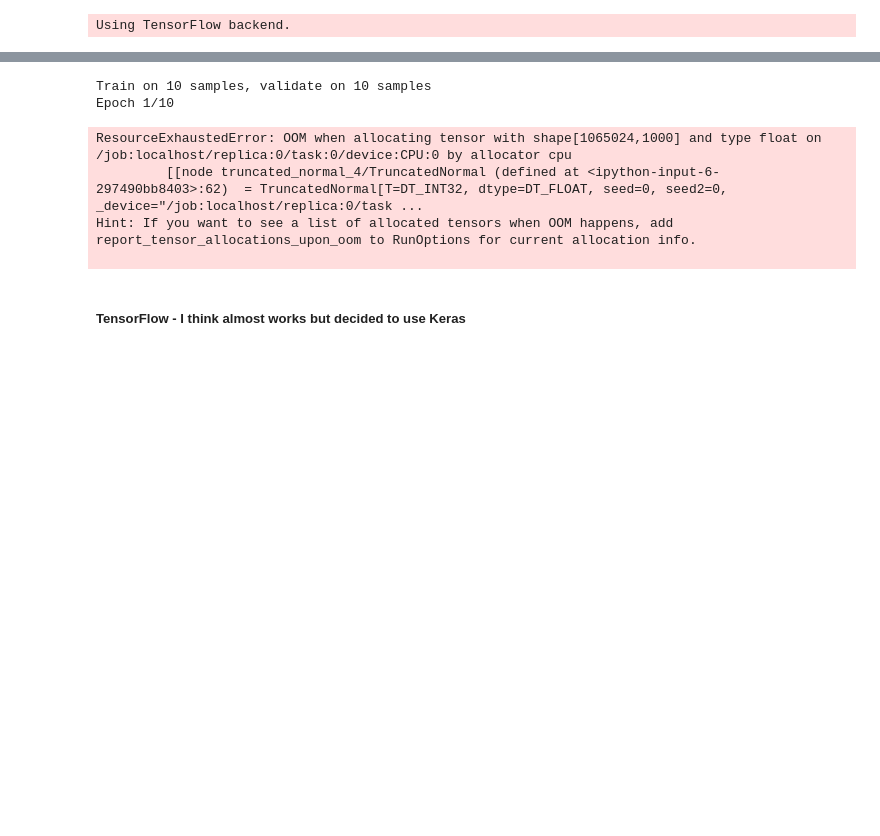
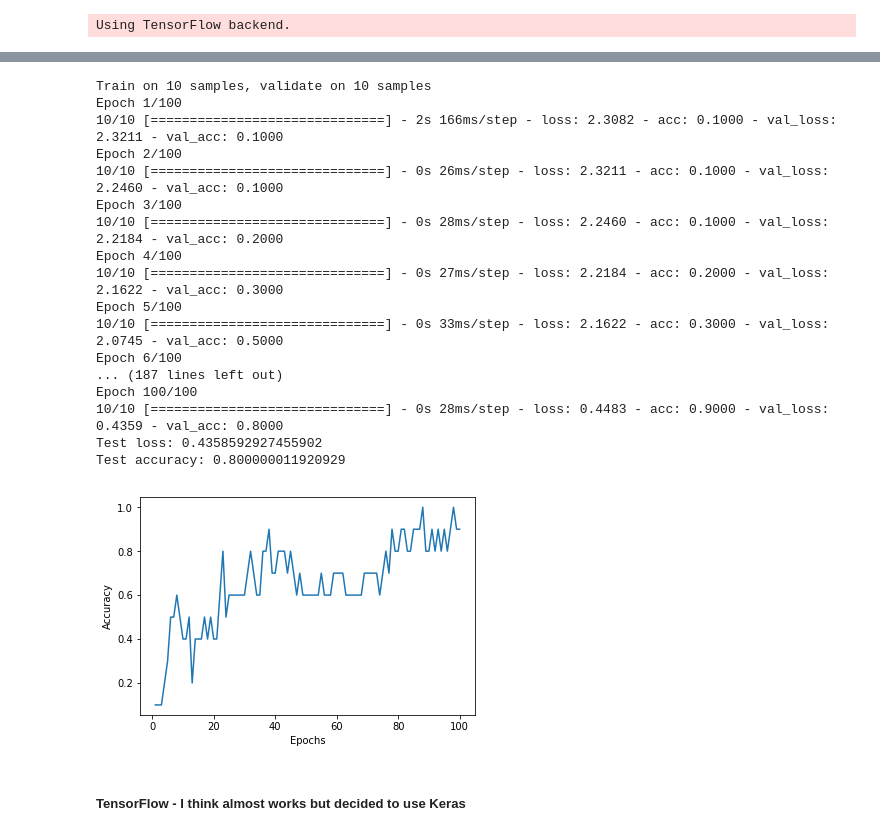
Before and after one commit to miketp333/mids_capstone, a Jupyter notebook: models/cnn.ipynb, the cells around one changed output, grey strips where cells are left out. Drawn from its saved outputs; the diff is of its cells as text; code cells hidden in the pictures; blank space fills up the shorter version.

```diff
--- a/models/cnn.ipynb
+++ b/models/cnn.ipynb
@@ -135,9 +175,9 @@ import matplotlib.pylab as plt
 # %% [output]
 Using TensorFlow backend.
 # %%
-batch_size = 1  # Increase this to 10 once it starts working
+batch_size = 10  # Increase this to 10 once it starts working
 num_classes = 10  # Hard code this for now, since I have 10 unique prompts in the example data
-epochs = 10
+epochs = 100  # This needs to be high until we figure out a way to generate more training examples
 
 # We will use the train data for testing for now
 x_train = np.array(images)
@@ -147,9 +187,9 @@ y_train = np.array(prompts)
 img_x, img_y = maxwidth, maxwidth
 # %%
 # reshape the data into a 4D tensor - (sample_number, x_img_size, y_img_size, num_channels)
-# because the MNIST is greyscale, we only have a single channel - RGB colour images would have 3
-x_train = x_train.reshape(len(prompts), img_x, img_y, 3)
-input_shape = (img_x, img_y, 3)
+# because it is in greyscale, we only have a single channel - RGB colour images would have 3
+x_train = x_train.reshape(len(prompts), img_x, img_y, 1)
+input_shape = (img_x, img_y, 1)
 # %%
 # convert the data to the right type
 x_train = x_train.astype('float32')
@@ -190,24 +230,36 @@ history = AccuracyHistory()
 # %%
 model.fit(x_train, y_train,
           batch_size=batch_size,
           epochs=epochs,
           verbose=1,
           validation_data=(x_train, y_train),
           callbacks=[history])
 score = model.evaluate(x_train, y_train, verbose=0)
 print('Test loss:', score[0])
 print('Test accuracy:', score[1])
-plt.plot(range(1, 11), history.acc)
+plt.plot(range(1, epochs + 1), history.acc)
 plt.xlabel('Epochs')
 plt.ylabel('Accuracy')
 plt.show()
 # %% [output]
 Train on 10 samples, validate on 10 samples
-Epoch 1/10
+Epoch 1/100
+10/10 [==============================] - 2s 166ms/step - loss: 2.3082 - acc: 0.1000 - val_loss: 2.3211 - val_acc: 0.1000
+Epoch 2/100
+10/10 [==============================] - 0s 26ms/step - loss: 2.3211 - acc: 0.1000 - val_loss: 2.2460 - val_acc: 0.1000
+Epoch 3/100
+10/10 [==============================] - 0s 28ms/step - loss: 2.2460 - acc: 0.1000 - val_loss: 2.2184 - val_acc: 0.2000
+Epoch 4/100
+10/10 [==============================] - 0s 27ms/step - loss: 2.2184 - acc: 0.2000 - val_loss: 2.1622 - val_acc: 0.3000
+Epoch 5/100
+10/10 [==============================] - 0s 33ms/step - loss: 2.1622 - acc: 0.3000 - val_loss: 2.0745 - val_acc: 0.5000
+Epoch 6/100
+... (187 lines left out)
+Epoch 100/100
+10/10 [==============================] - 0s 28ms/step - loss: 0.4483 - acc: 0.9000 - val_loss: 0.4359 - val_acc: 0.8000
+Test loss: 0.4358592927455902
+Test accuracy: 0.800000011920929
-ResourceExhaustedError: OOM when allocating tensor with shape[1065024,1000] and type float on /job:localhost/replica:0/task:0/device:CPU:0 by allocator cpu
-         [[node truncated_normal_4/TruncatedNormal (defined at <ipython-input-6-297490bb8403>:62)  = TruncatedNormal[T=DT_INT32, dtype=DT_FLOAT, seed=0, seed2=0, _device="/job:localhost/replica:0/task ...
-Hint: If you want to see a list of allocated tensors when OOM happens, add report_tensor_allocations_upon_oom to RunOptions for current allocation info.
-
+[figure, added]
 # %% [markdown]
 ##### TensorFlow - I think almost works but decided to use Keras
 # %%
```
Also changed, not shown: parts of 7 cells of this notebook.
